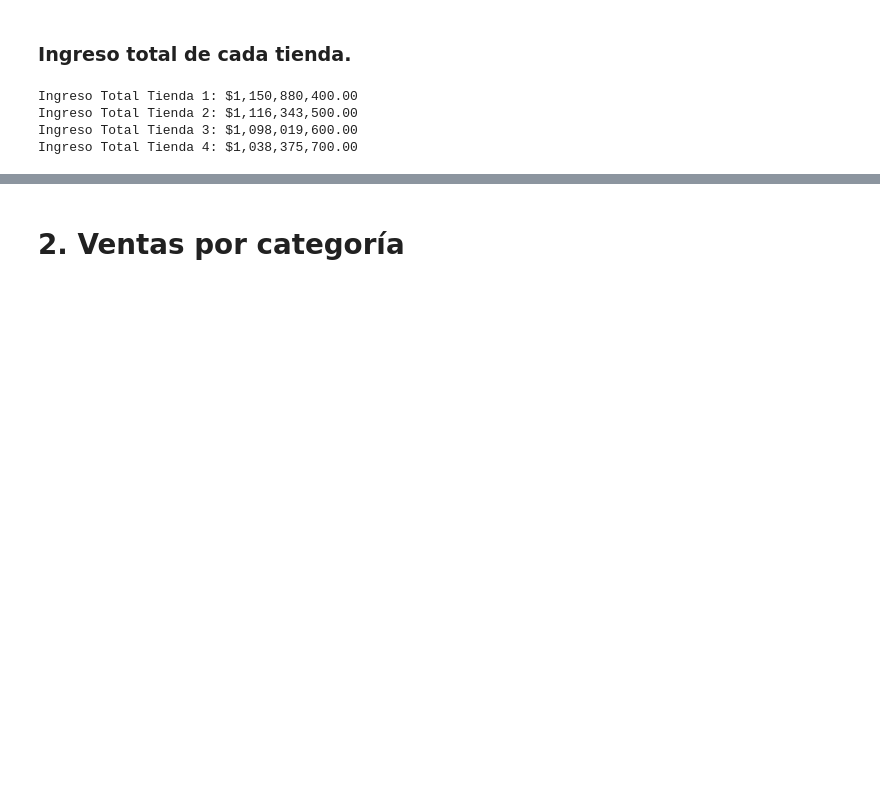
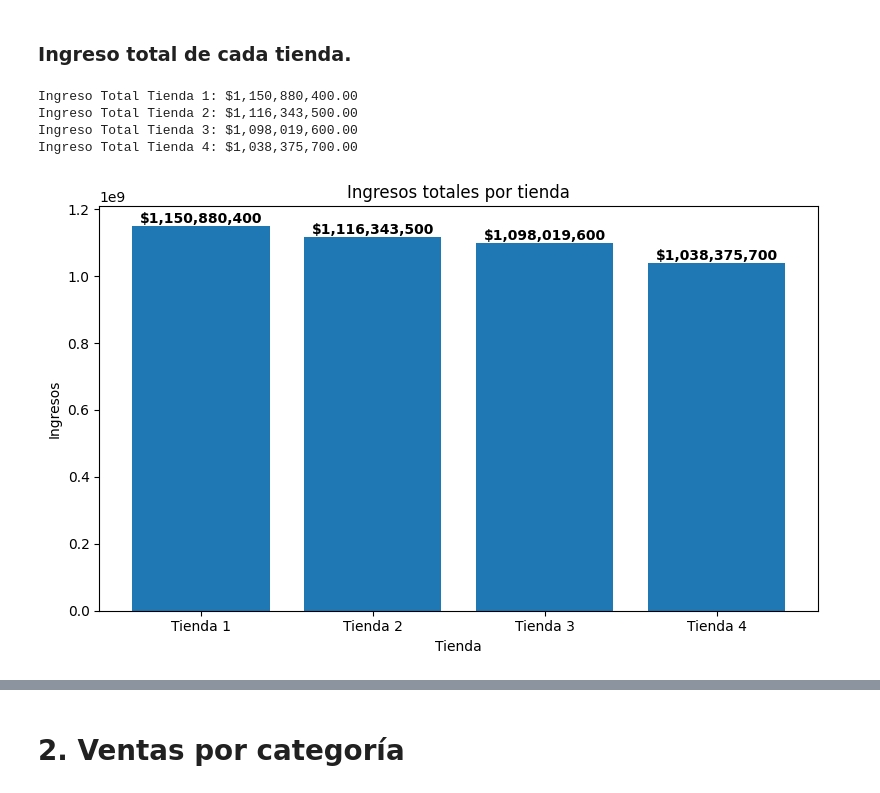
Before and after one commit to angelaoica-dev/challenge-AluraStoreLatam, a Jupyter notebook: AluraStoreLatam.ipynb, the cells around one changed output, grey strips where cells are left out. Saved outputs shown, nothing was run; the diff lists cells and outputs as text; code cells hidden in the pictures; blank space fills up the shorter version.

```diff
--- a/AluraStoreLatam.ipynb
+++ b/AluraStoreLatam.ipynb
@@ -101,3 +101,19 @@ Ingreso Total Tienda 1: $1,150,880,400.00
 Ingreso Total Tienda 2: $1,116,343,500.00
 Ingreso Total Tienda 3: $1,098,019,600.00
 Ingreso Total Tienda 4: $1,038,375,700.00
+# %%
+#Comparación directa
+plt.figure(figsize=(8, 5))
+plt.bar(nombres_tiendas, ingresos)
+
+plt.title("Ingresos totales por tienda")
+plt.xlabel("Tienda")
+plt.ylabel("Ingresos")
+
+for i, v in enumerate(ingresos):
+    plt.text(i, v, f"${v:,.0f}", ha="center", va="bottom", fontweight="bold")
+
+plt.tight_layout()
+plt.show()
+# %% [output]
+[figure, added]
```
Also changed, not shown: parts of 8 cells of this notebook.
